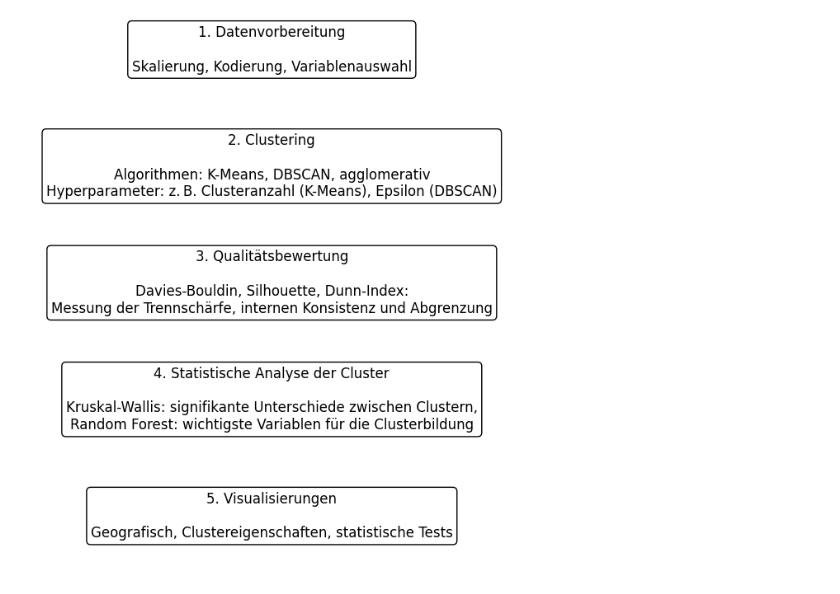
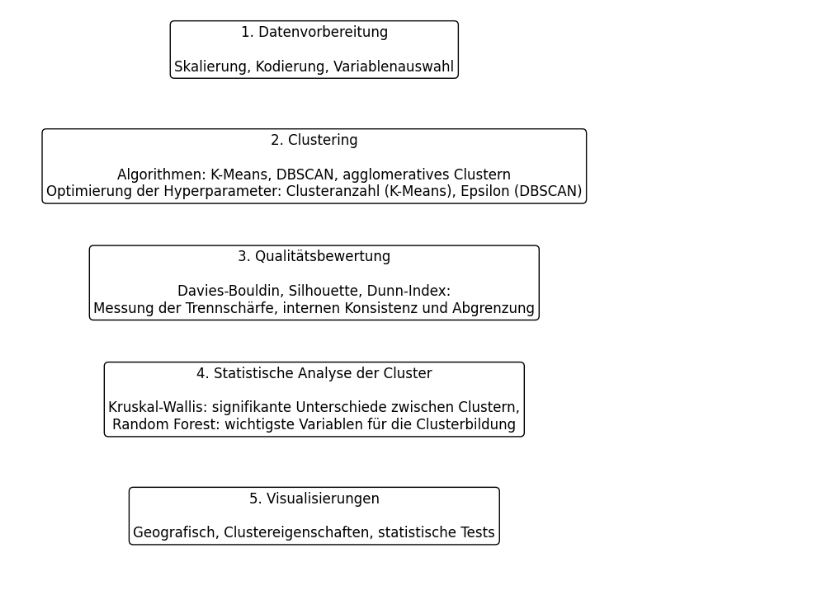
Before and after one commit to ifodor/Verkehrsunfallanalyse, a Jupyter notebook: Datenvorbereitung_EDA/notebooks/04_Prozessübersicht.ipynb, the cells around one changed output. Cells and saved outputs as stored; diff of their text form; code cells hidden in the pictures.

```diff
--- a/Datenvorbereitung_EDA/notebooks/04_Prozessübersicht.ipynb
+++ b/Datenvorbereitung_EDA/notebooks/04_Prozessübersicht.ipynb
@@ -14,7 +14,7 @@ labels = [
     '5. Visualisierungen\n\nGeografisch, Clustereigenschaften, statistische Tests',
     '4. Statistische Analyse der Cluster\n\nKruskal-Wallis: signifikante Unterschiede zwischen Clustern,\nRandom Forest: wichtigste Variablen für die Clusterbildung',
     '3. Qualitätsbewertung\n\nDavies-Bouldin, Silhouette, Dunn-Index:\nMessung der Trennschärfe, internen Konsistenz und Abgrenzung',
-    '2. Clustering\n\nAlgorithmen: K-Means, DBSCAN, agglomerativ\nHyperparameter: z. B. Clusteranzahl (K-Means), Epsilon (DBSCAN)',
+    '2. Clustering\n\nAlgorithmen: K-Means, DBSCAN, agglomeratives Clustern\nOptimierung der Hyperparameter: Clusteranzahl (K-Means), Epsilon (DBSCAN)',
     '1. Datenvorbereitung\n\nSkalierung, Kodierung, Variablenauswahl'
 ]
 
@@ -27,31 +27,31 @@ fig, ax = plt.subplots(figsize=(7, 7))  # Plot-Größe
 y_pos = np.linspace(0, len(labels) - 0.5, len(labels))
 
 # -------------------------------------
 # 3. Rechteckige Textboxen zeichnen
 # -------------------------------------
 for i, (label, y) in enumerate(zip(labels, y_pos)):
     ax.text(
         0.5, y, label,
         ha='center', va='center', fontsize=12,
         bbox=dict(facecolor='white', edgecolor='black', boxstyle='round,pad=0.3')
     )
 
 # -------------------------------------
 # 4. Formatierung der Achsen
 # -------------------------------------
 ax.set_xlim(-1.5, 1.5)  # Breite des Plots
 ax.set_ylim(-0.5, len(labels) - 0.5)  # Höhe des Plots
 ax.set_aspect('equal')  # Gleiches Seitenverhältnis (quadratisch)
 # ax.set_title('Methodisches Vorgehen zur Clusteranalyse', fontsize=16)  # Optionaler Titel
 
 # Achsenbeschriftungen und Rahmen ausblenden
 ax.axis('off')
 
 # -------------------------------------
 # 5. Exportieren der Grafik
 # -------------------------------------
 plt.tight_layout(pad=1.5)  # Weniger Padding für engeres Layout
 plt.savefig("output/plots/Prozessübersicht.png", dpi=100)
 plt.show()
 # %% [output]
-[figure, old version]
+[figure, new version]
```
